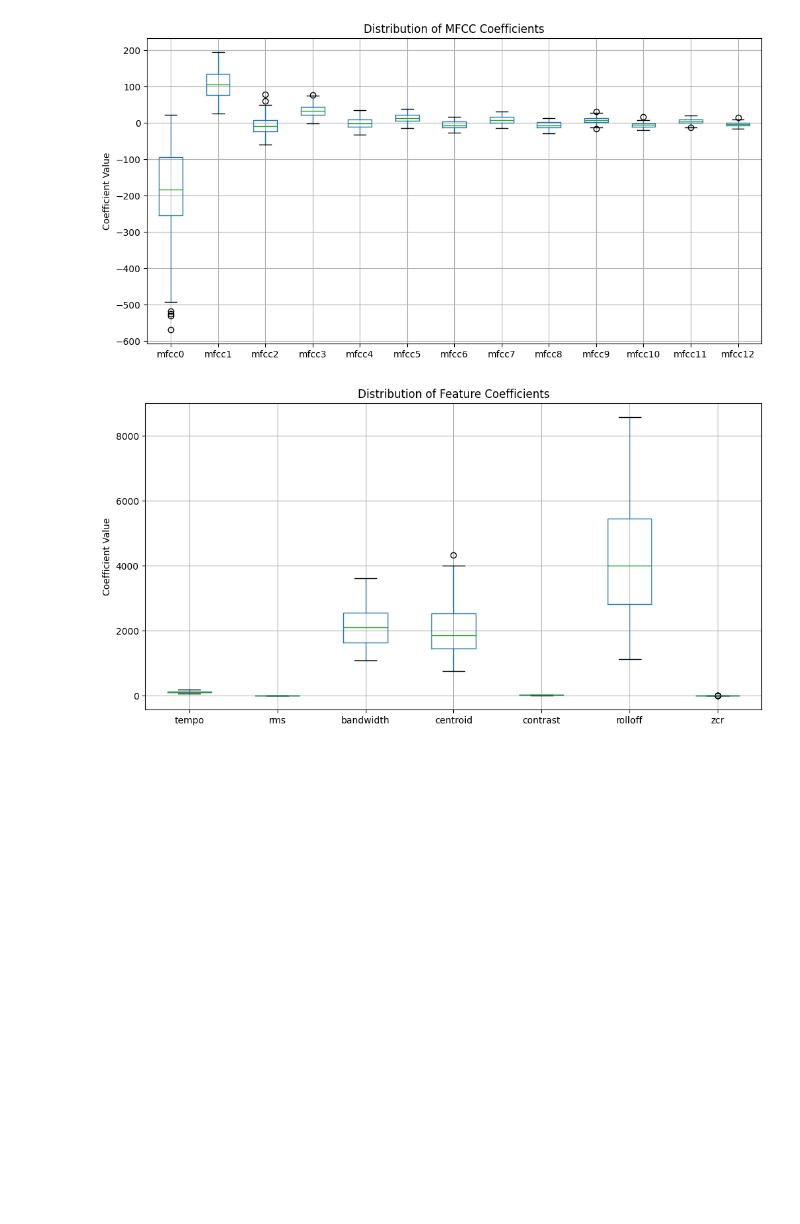
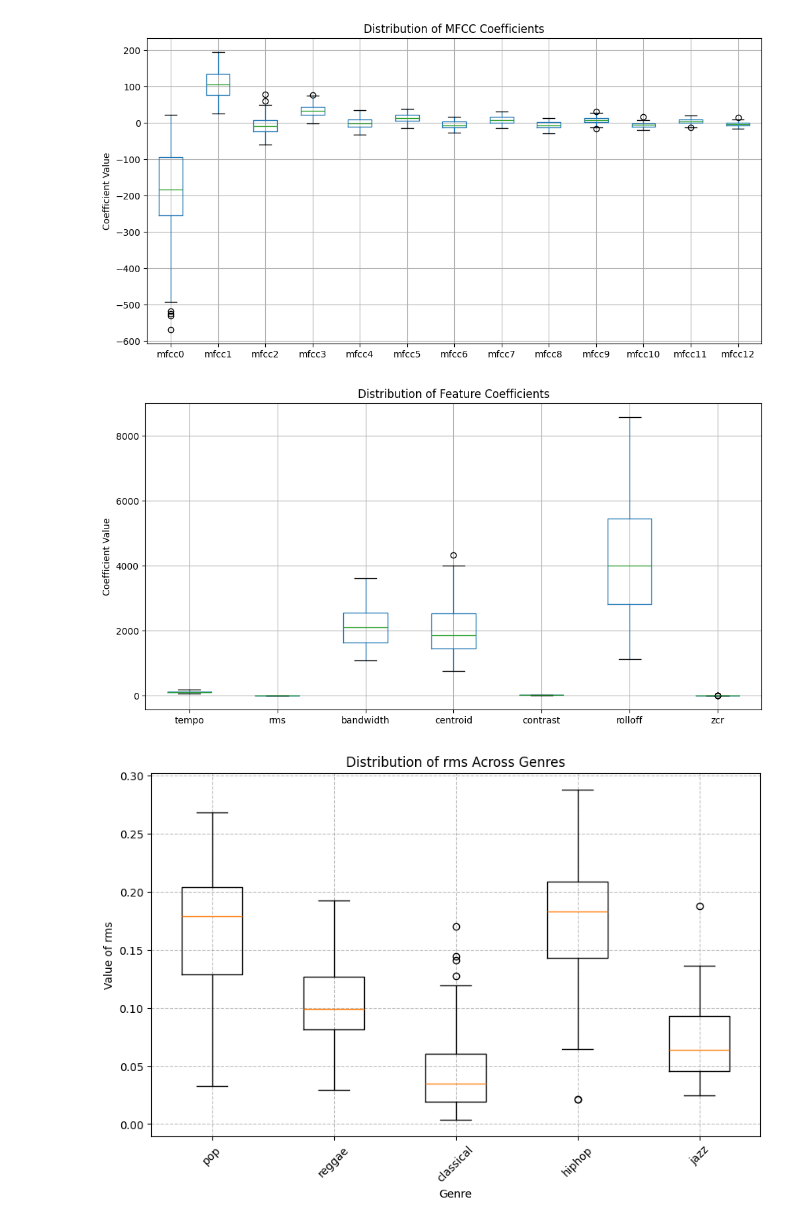
Before and after one commit to Andethy/AudioTechII-Final, a Jupyter notebook: final.ipynb, the cells around one changed output. Saved outputs shown, nothing was run; the diff lists cells and outputs as text; code cells hidden in the pictures; blank space fills up the shorter version.

Commit message:
genre box plot

```diff
--- a/final.ipynb
+++ b/final.ipynb
@@ -198,6 +198,37 @@ def box_features(df):
     plt.ylabel('Coefficient Value')
     df_only_features.boxplot()
     plt.show()
+
+def box_genres(df, feature):
+    # Choose the MFCC feature you're interested in
+
+    # Unique genres in your dataframe
+    genres = m1.df['genre'].unique()
+
+    # Data to plot
+    data_to_plot = [df[df['genre'] == genre][feature] for genre in genres]
+
+    # Create a figure instance
+    fig = plt.figure(figsize=(10, 6))
+
+    # Create an axes instance
+    ax = fig.add_subplot(111)
+
+    # Create the boxplot
+    ax.boxplot(data_to_plot)
+
+    # Set the tick labels on the x-axis to correspond to genres
+    ax.set_xticklabels(genres, rotation=45)
+
+    # Set the labels and title
+    ax.set_title(f'Distribution of {feature} Across Genres')
+    ax.set_xlabel('Genre')
+    ax.set_ylabel('Value of ' + feature)
+
+    ax.grid(True, linestyle='--', which='major', color='grey', alpha=0.5)
+
+    # Show the plot
+    plt.show()
 # %%
 ### ONLY RUN THIS CELL TO EXTRACT FEATURES
 DATA = []
@@ -258,30 +289,33 @@ DATA = FileIO('data.json').get_data()
 # Change the list in this constructor to change the features analyzed (names must match JSON file)
 m1 = Model(DATA,
            [*(f'mfcc{n}' for n in range(10)),
             'contrast',
             'zcr']
            )
 
 # Add parameters to change model functionality
 m1.generate_model()
 
 print(m1.get_report())
 get_heatmap(m1.get_matrix())
 
 box_mfcc(m1.df)
 box_features(m1.df)
+
+box_genres(m1.df, 'rms')
 # %% [output]
               precision    recall  f1-score   support
 
    classical       0.82      0.82      0.82        11
       hiphop       0.57      0.40      0.47        20
         jazz       0.58      0.94      0.71        16
          pop       0.59      0.81      0.68        16
       reggae       0.70      0.35      0.47        20
 
     accuracy                           0.63        83
    macro avg       0.65      0.66      0.63        83
 weighted avg       0.64      0.63      0.60        83
 [figure]
 [figure]
 [figure]
+[figure, added]
```
